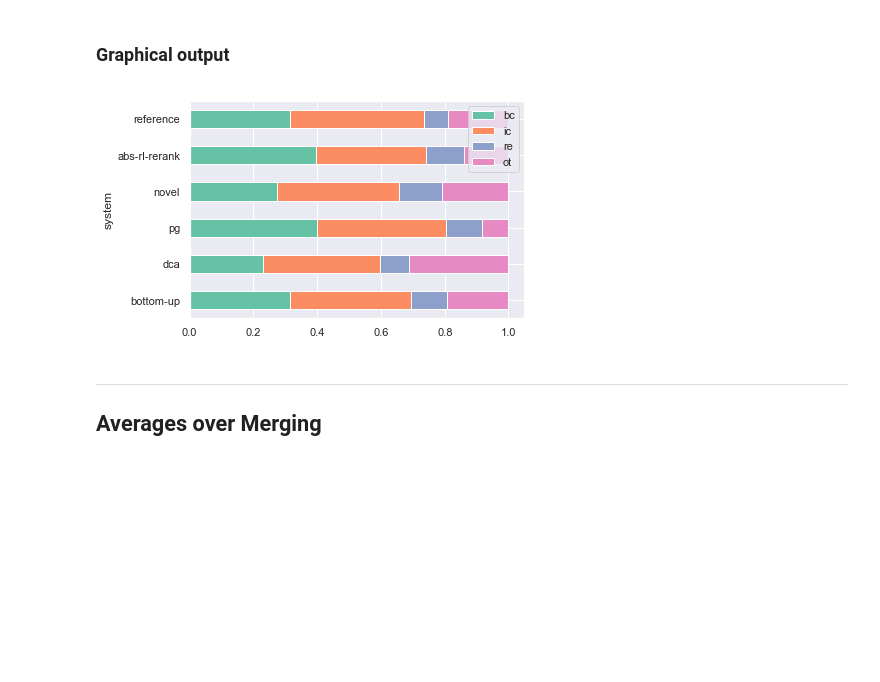
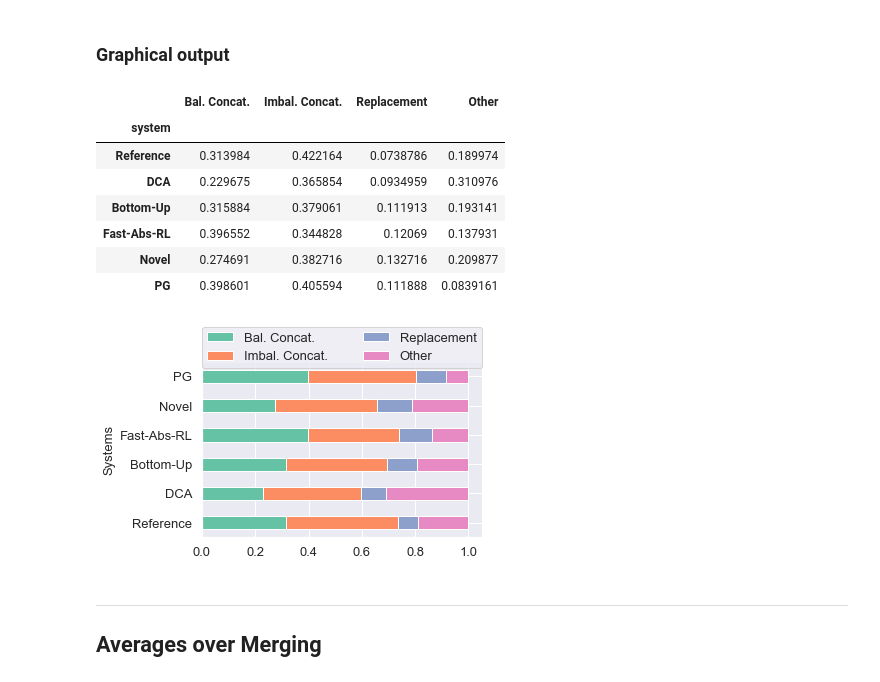
Before and after one commit to loganlebanoff/correct_summarization, a Jupyter notebook: mturk/paper-stats.ipynb, the cells around one changed output. Drawn from its saved outputs; the diff is of its cells as text; code cells hidden in the pictures; blank space fills up the shorter version.

```diff
--- a/mturk/paper-stats.ipynb
+++ b/mturk/paper-stats.ipynb
@@ -167,12 +169,50 @@ merge_dist
 | reference | 0.313984 | 0.422164 | 0.0738786 | 0.189974 |
 # %% [markdown]
 ### Graphical output
-# %%
-with sns.color_palette("Set2"):
-    merge_dist_plot = merge_dist.plot(kind="barh", stacked=True)
-    merge_dist_plot.figure.savefig("merge_dist.pdf")
-# %% [output]
-[figure, removed]
+# %%
+cp_mrg_dist = merge_dist.copy()
+
+as_in_paper = ["PG", "Novel", "Fast-Abs-RL", "Bottom-Up", "DCA", "Reference"][::-1]
+
+import matplotlib
+matplotlib.rcParams["font.size"] = 22
+
+with sns.color_palette("Set2"):
+    cp_mrg_dist = cp_mrg_dist.rename(index={k: v for k, v in zip(systems, tru_sys)})
+    cp_mrg_dist = cp_mrg_dist.reindex(as_in_paper)
+    bc = cp_mrg_dist["bc"].values
+    ic = cp_mrg_dist["ic"].values
+    re = cp_mrg_dist["re"].values
+    ot = cp_mrg_dist["ot"].values
+    cp_mrg_dist = cp_mrg_dist.rename(columns=rev_merge_d)
+    display(cp_mrg_dist)
+
+    width = 0.45
+    bc_plt = plt.barh(as_in_paper, bc, width)
+    ic_plt = plt.barh(as_in_paper, ic, width, left=bc)
+    re_plt = plt.barh(as_in_paper, re, width, left=bc + ic)
+    ot_plt = plt.barh(as_in_paper, ot, width, left=bc + ic + re)
+
+    fontsize = 13
+    plt.ylabel("Systems", fontsize=fontsize)
+    plt.tick_params(labelsize=fontsize)
+
+    plt.legend((bc_plt[0], ic_plt[0], re_plt[0], ot_plt[0]), rev_merge_d.values(),
+               bbox_to_anchor=(0., 1.1, 1., .1), ncol=2,  mode="expand", borderaxespad=0.,
+               fontsize=fontsize)
+
+    plt.tight_layout()
+    plt.savefig(f"merge_dist-{fontsize}.pdf")
+# %% [output]
+|  | Bal. Concat. | Imbal. Concat. | Replacement | Other |
+| system |  |  |  |  |
+| Reference | 0.313984 | 0.422164 | 0.0738786 | 0.189974 |
+| DCA | 0.229675 | 0.365854 | 0.0934959 | 0.310976 |
+| Bottom-Up | 0.315884 | 0.379061 | 0.111913 | 0.193141 |
+| Fast-Abs-RL | 0.396552 | 0.344828 | 0.12069 | 0.137931 |
+| Novel | 0.274691 | 0.382716 | 0.132716 | 0.209877 |
+| PG | 0.398601 | 0.405594 | 0.111888 | 0.0839161 |
+[figure, added]
 # %% [markdown]
 ---
 ## Averages over Merging
```
Also changed, not shown: parts of 5 cells of this notebook, 10 other files.
